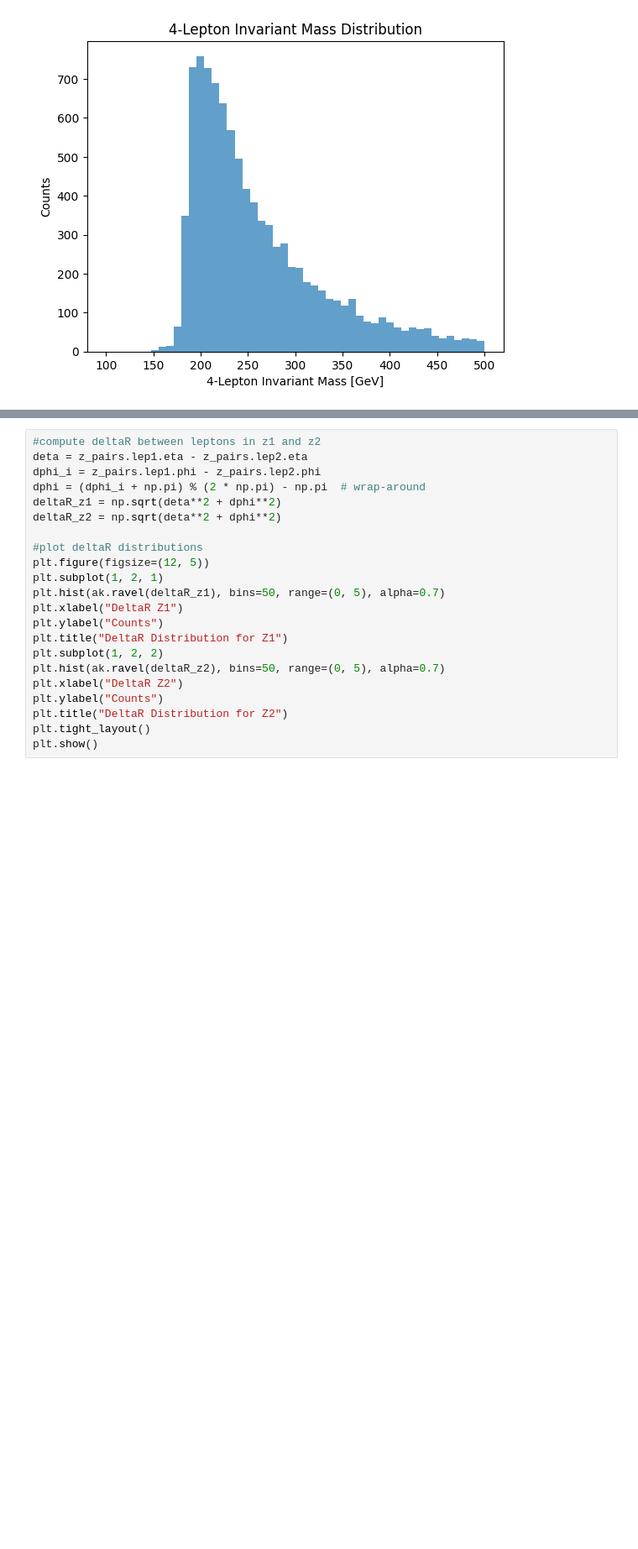
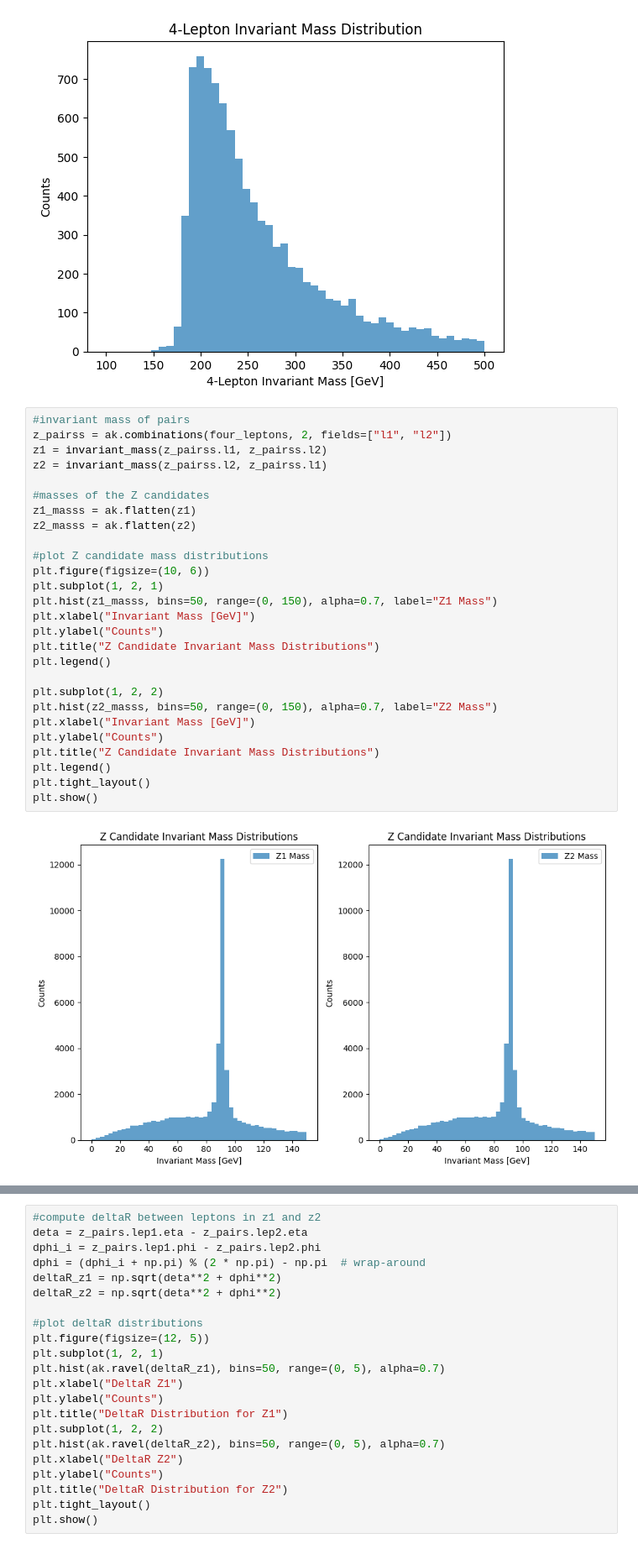
Before and after one commit to John-Aremu/SM-vs-EFT-simulation-analysis, a Jupyter notebook: pp4l.ipynb, the cells around one changed output, grey strips where cells are left out. Shown at 84% size. Saved outputs shown, nothing was run; the diff lists cells and outputs as text; blank space fills up the shorter version.

```diff
--- a/pp4l.ipynb
+++ b/pp4l.ipynb
@@ -532,4 +532,33 @@ plt.title("4-Lepton Invariant Mass Distribution")
 plt.show()
 # %% [output]
 [figure]
+# %%
+#invariant mass of pairs
+z_pairss = ak.combinations(four_leptons, 2, fields=["l1", "l2"])
+z1 = invariant_mass(z_pairss.l1, z_pairss.l2)
+z2 = invariant_mass(z_pairss.l2, z_pairss.l1)
+
+#masses of the Z candidates
+z1_masss = ak.flatten(z1)
+z2_masss = ak.flatten(z2)
+
+#plot Z candidate mass distributions
+plt.figure(figsize=(10, 6))
+plt.subplot(1, 2, 1)
+plt.hist(z1_masss, bins=50, range=(0, 150), alpha=0.7, label="Z1 Mass")
+plt.xlabel("Invariant Mass [GeV]")
+plt.ylabel("Counts")
+plt.title("Z Candidate Invariant Mass Distributions")
+plt.legend()
+
+plt.subplot(1, 2, 2)
+plt.hist(z2_masss, bins=50, range=(0, 150), alpha=0.7, label="Z2 Mass")
+plt.xlabel("Invariant Mass [GeV]")
+plt.ylabel("Counts")
+plt.title("Z Candidate Invariant Mass Distributions")
+plt.legend()
+plt.tight_layout()
+plt.show()
+# %% [output]
+[figure, added]
 # %%
```
Also changed, not shown: parts of 2 cells of this notebook, 1 other file.
